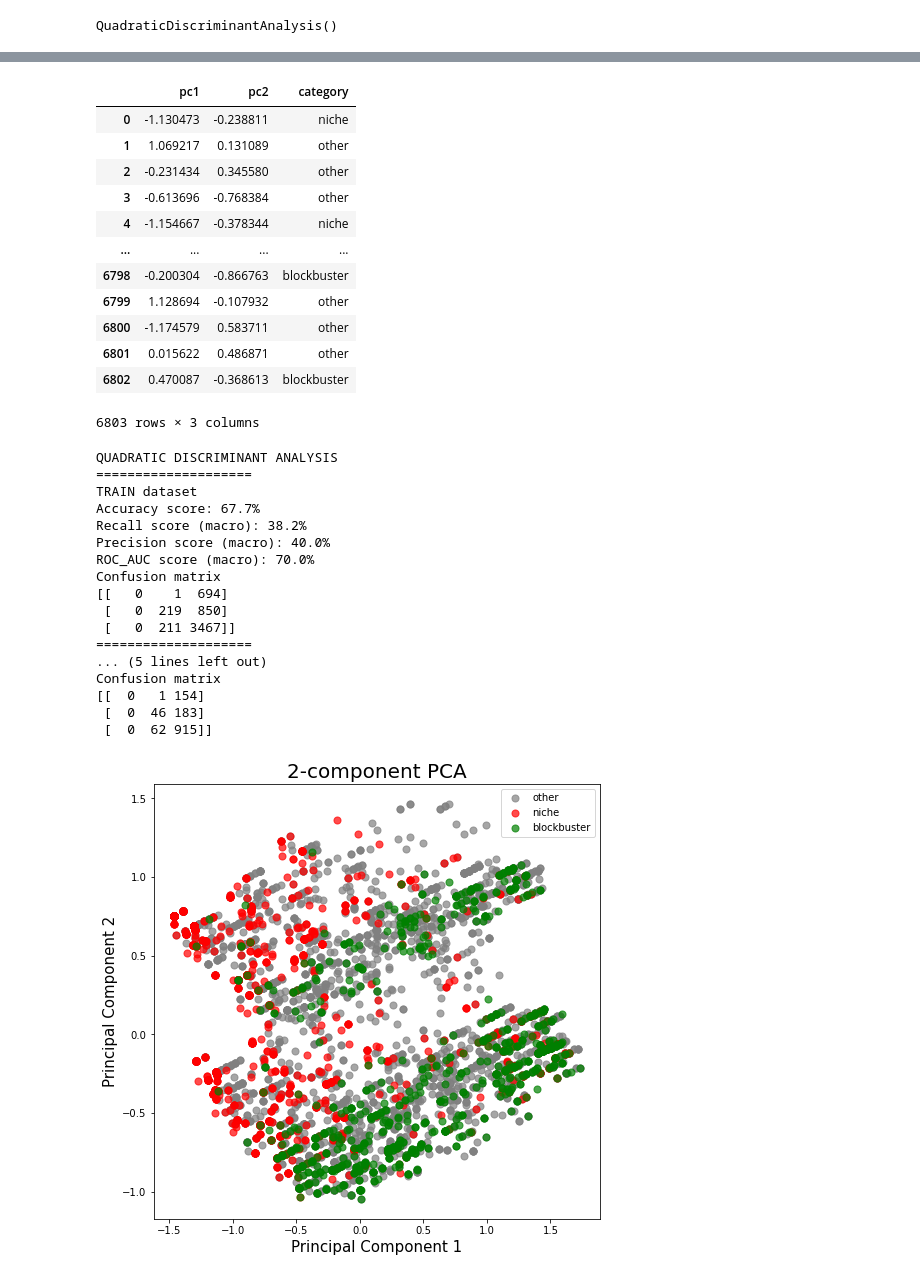
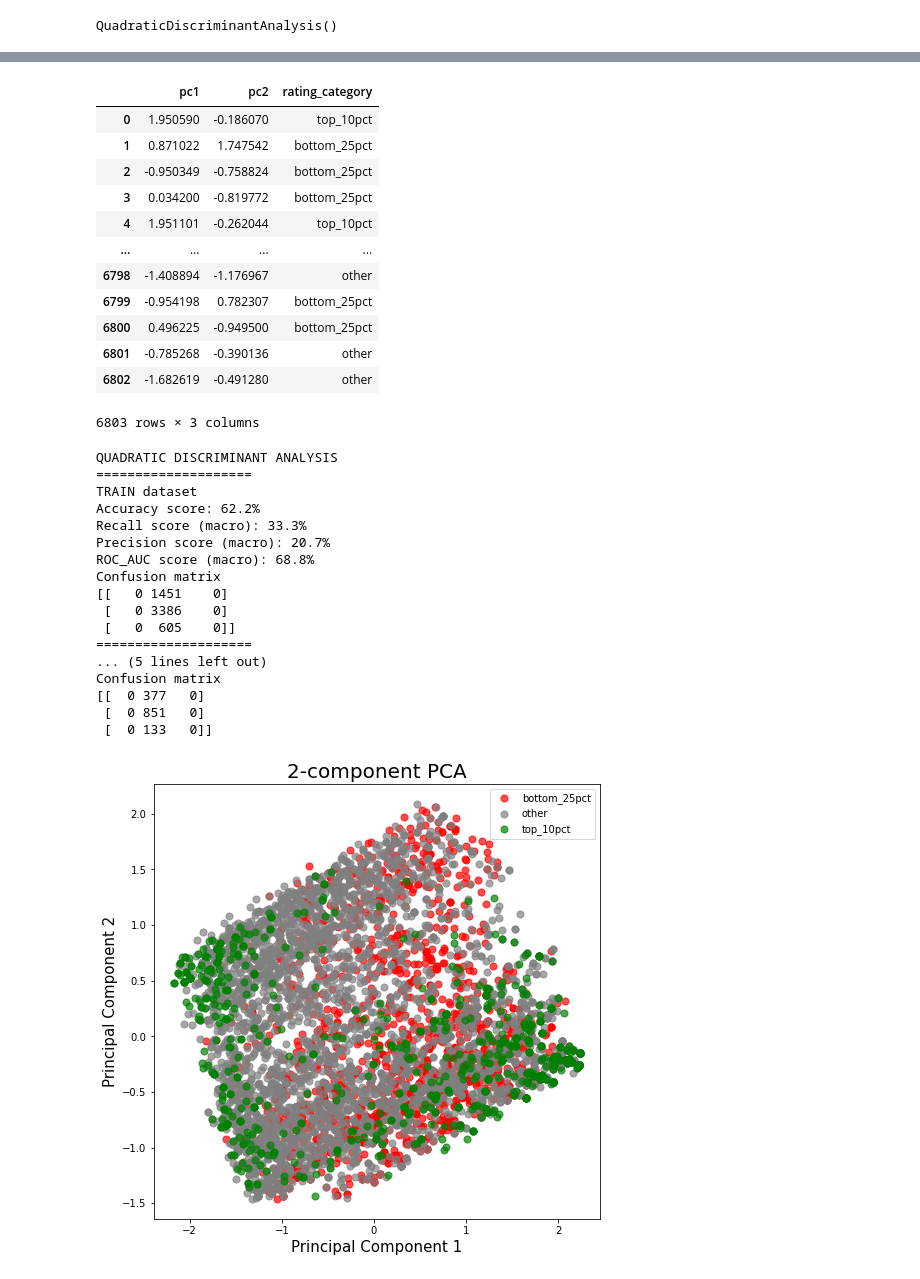
Before and after one commit to eric-martinet/Project7_SupervisedLearningNetflix, a Jupyter notebook: notebook/Netflix_QuadracticDiscriminantAnalysis.ipynb, the cells around one changed output, grey strips where cells are left out. Cells and saved outputs as stored; diff of their text form; code cells hidden in the pictures.

```diff
--- a/notebook/Netflix_QuadracticDiscriminantAnalysis.ipynb
+++ b/notebook/Netflix_QuadracticDiscriminantAnalysis.ipynb
@@ -51,8 +29,8 @@ def synthetise(model, X_train, X_test, y_train, y_test):
 # %%
 # DATA PREPARATION
 
-X = netflix.drop('category', axis = 1)
-y = netflix.category
+X = netflix.drop('rating_category', axis = 1)
+y = netflix.rating_category
 
 # random_state = 42 for reproductibility
 X_train, X_test, y_train, y_test = train_test_split(X, y, test_size=0.2, random_state=42)
@@ -139,25 +103,25 @@ pca_data
 # %%
 ### Create dataframe with principal components and target variable
-netflix_pca = pd.concat([pca_data, netflix[['category']]], axis = 1)
+netflix_pca = pd.concat([pca_data, netflix[['rating_category']]], axis = 1)
 netflix_pca
 # %% [output]
-|  | pc1 | pc2 | category |
-| 0 | -1.130473 | -0.238811 | niche |
-| 1 | 1.069217 | 0.131089 | other |
-| 2 | -0.231434 | 0.345580 | other |
-| 3 | -0.613696 | -0.768384 | other |
-| 4 | -1.154667 | -0.378344 | niche |
+|  | pc1 | pc2 | rating_category |
+| 0 | 1.950590 | -0.186070 | top_10pct |
+| 1 | 0.871022 | 1.747542 | bottom_25pct |
+| 2 | -0.950349 | -0.758824 | bottom_25pct |
+| 3 | 0.034200 | -0.819772 | bottom_25pct |
+| 4 | 1.951101 | -0.262044 | top_10pct |
 | ... | ... | ... | ... |
-| 6798 | -0.200304 | -0.866763 | blockbuster |
-| 6799 | 1.128694 | -0.107932 | other |
-| 6800 | -1.174579 | 0.583711 | other |
-| 6801 | 0.015622 | 0.486871 | other |
-| 6802 | 0.470087 | -0.368613 | blockbuster |
+| 6798 | -1.408894 | -1.176967 | other |
+| 6799 | -0.954198 | 0.782307 | bottom_25pct |
+| 6800 | 0.496225 | -0.949500 | bottom_25pct |
+| 6801 | -0.785268 | -0.390136 | other |
+| 6802 | -1.682619 | -0.491280 | other |
 6803 rows × 3 columns
 # %%
 ### Data preparation
-X_pca = netflix_pca.drop('category', axis = 1)
-y_pca = netflix_pca.category
+X_pca = netflix_pca.drop('rating_category', axis = 1)
+y_pca = netflix_pca.rating_category
 
 X_train_pca, X_test_pca, y_train_pca, y_test_pca = train_test_split(X_pca, y_pca, test_size=0.2, random_state=42)
 
@@ -171,43 +135,42 @@ synthetise(qdc_pca, X_train_pca, X_test_pca, y_train_pca, y_test_pca)
 QUADRATIC DISCRIMINANT ANALYSIS
 ====================
 TRAIN dataset
-Accuracy score: 67.7%
-Recall score (macro): 38.2%
-Precision score (macro): 40.0%
-ROC_AUC score (macro): 70.0%
+Accuracy score: 62.2%
+Recall score (macro): 33.3%
+Precision score (macro): 20.7%
+ROC_AUC score (macro): 68.8%
 Confusion matrix
-[[   0    1  694]
- [   0  219  850]
- [   0  211 3467]]
+[[   0 1451    0]
+ [   0 3386    0]
+ [   0  605    0]]
 ====================
 ... (5 lines left out)
 Confusion matrix
-[[  0   1 154]
- [  0  46 183]
- [  0  62 915]]
+[[  0 377   0]
+ [  0 851   0]
+ [  0 133   0]]
 # %%
-### Better accuracy and no overfit. Sensitivity / recall and precision are quite poor.
-### The model does not seem to detect 'niche' class.
-### Second best model.
+### Better accuracy and no overfit. Sensitivity / recall and precision are very poor.
+### Indeed the model thinks that everything is "other".
 ### Let's plot it.
 
 fig = plt.figure(figsize = (8,8))
 ax = fig.add_subplot(1,1,1)
 ax.set_xlabel('Principal Component 1', fontsize = 15)
 ax.set_ylabel('Principal Component 2', fontsize = 15)
 ax.set_title('2-component PCA', fontsize = 20)
-categories = y_train.unique()
-colors = ['grey', 'red', 'green']
+rating_categories = y_train.unique()
+colors = ['red', 'grey', 'green']
 d = dict()
-for category, color in zip(categories,colors):
-    indicesToKeep = netflix_pca['category'] == category
-    d[category] = len(indicesToKeep)
+for rating_category, color in zip(categories,colors):
+    indicesToKeep = netflix_pca['rating_category'] == rating_category
+    d[rating_category] = len(indicesToKeep)
     ax.scatter(netflix_pca.loc[indicesToKeep, 'pc1']
                , netflix_pca.loc[indicesToKeep, 'pc2']
                , c = color
                , s = 50
                , alpha = 0.7)
-ax.legend(categories)
+ax.legend(rating_categories)
 plt.show()
 # %% [output]
-[figure, old version]
+[figure, new version]
```
Also changed, not shown: parts of 8 cells of this notebook, 9 other files.
